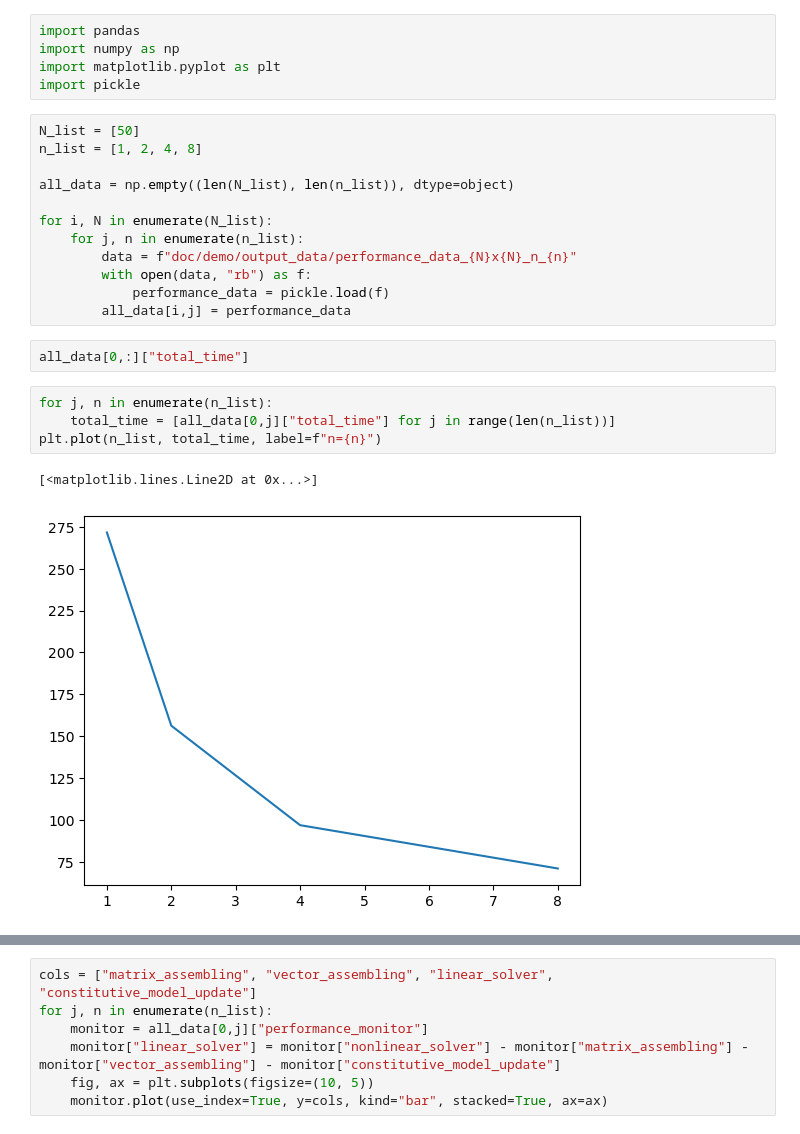
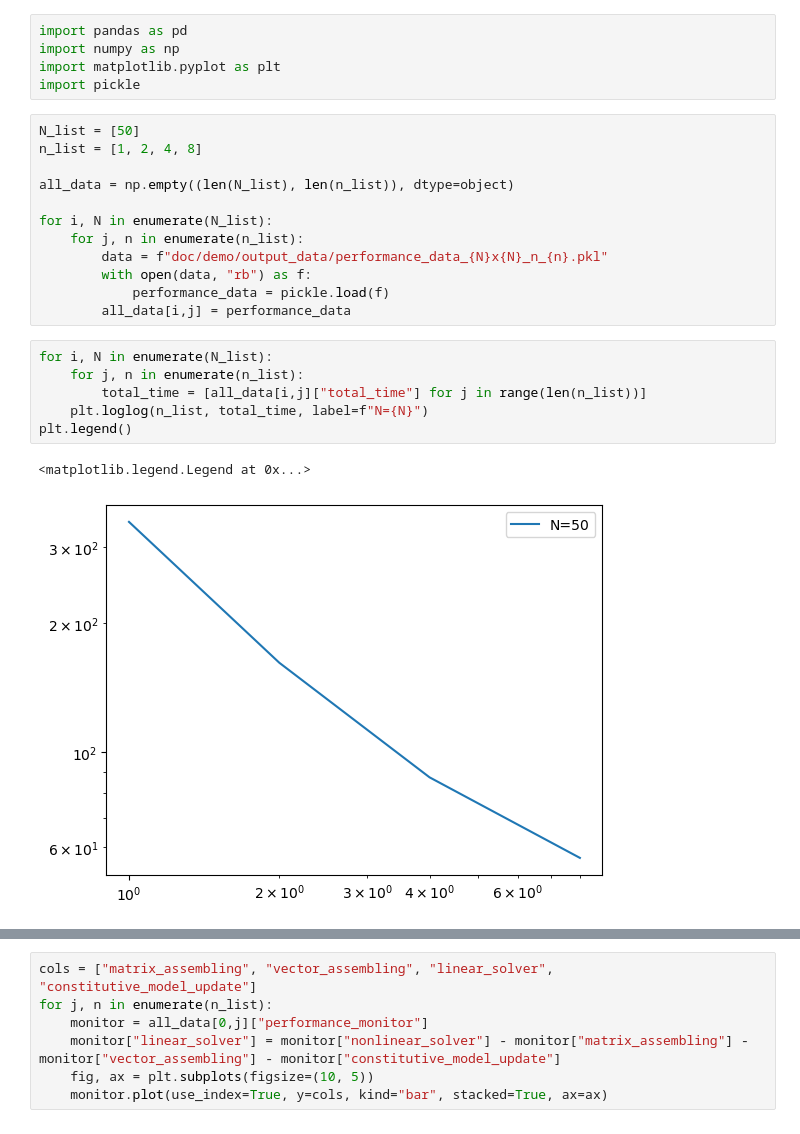
Before and after one commit to a-latyshev/dolfinx-external-operator, a Jupyter notebook: doc/demo/output_data/data_analysis.ipynb, the cells around one changed output, grey strips where cells are left out. Saved outputs shown, nothing was run; the diff lists cells and outputs as text.

```diff
--- a/doc/demo/output_data/data_analysis.ipynb
+++ b/doc/demo/output_data/data_analysis.ipynb
@@ -1,5 +1,5 @@
 # %%
-import pandas
+import pandas as pd
 import numpy as np
 import matplotlib.pyplot as plt
 import pickle
@@ -11,16 +11,16 @@ all_data = np.empty((len(N_list), len(n_list)), dtype=object)
 
 for i, N in enumerate(N_list):
     for j, n in enumerate(n_list):
-        data = f"doc/demo/output_data/performance_data_{N}x{N}_n_{n}"
+        data = f"doc/demo/output_data/performance_data_{N}x{N}_n_{n}.pkl"
         with open(data, "rb") as f:
             performance_data = pickle.load(f)
         all_data[i,j] = performance_data
-# %%
-all_data[0,:]["total_time"]
 # %%
-for j, n in enumerate(n_list):
-    total_time = [all_data[0,j]["total_time"] for j in range(len(n_list))]
-plt.plot(n_list, total_time, label=f"n={n}")
+for i, N in enumerate(N_list):
+    for j, n in enumerate(n_list):
+        total_time = [all_data[i,j]["total_time"] for j in range(len(n_list))]
+    plt.loglog(n_list, total_time, label=f"N={N}")
+plt.legend()
 # %% [output]
-[<matplotlib.lines.Line2D at 0x...>]
+<matplotlib.legend.Legend at 0x...>
-[figure, old version]
+[figure, new version]
```
Also changed, not shown: parts of 2 cells of this notebook, 2 other files.
